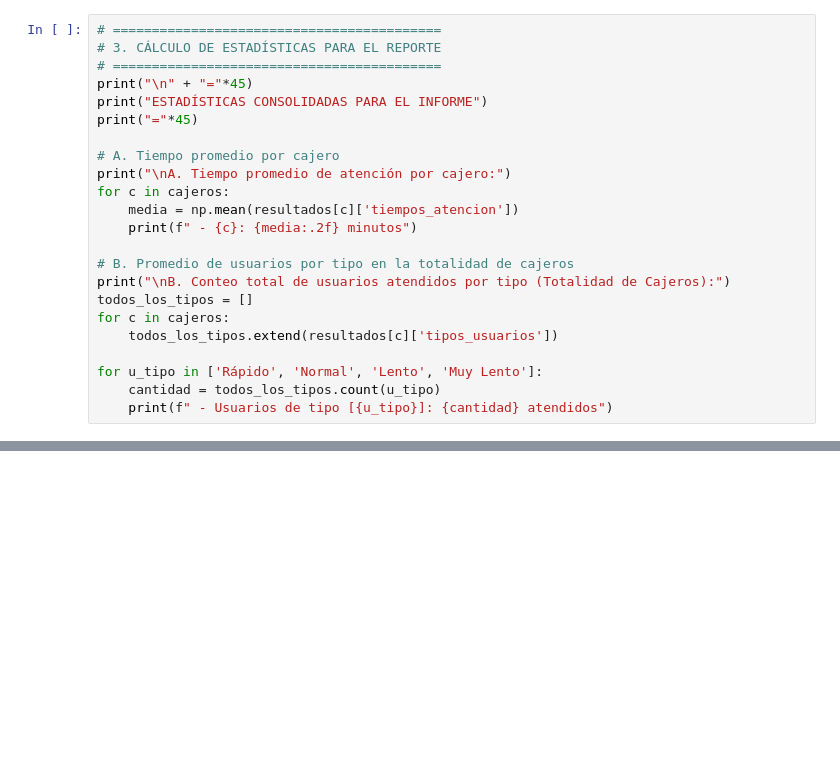
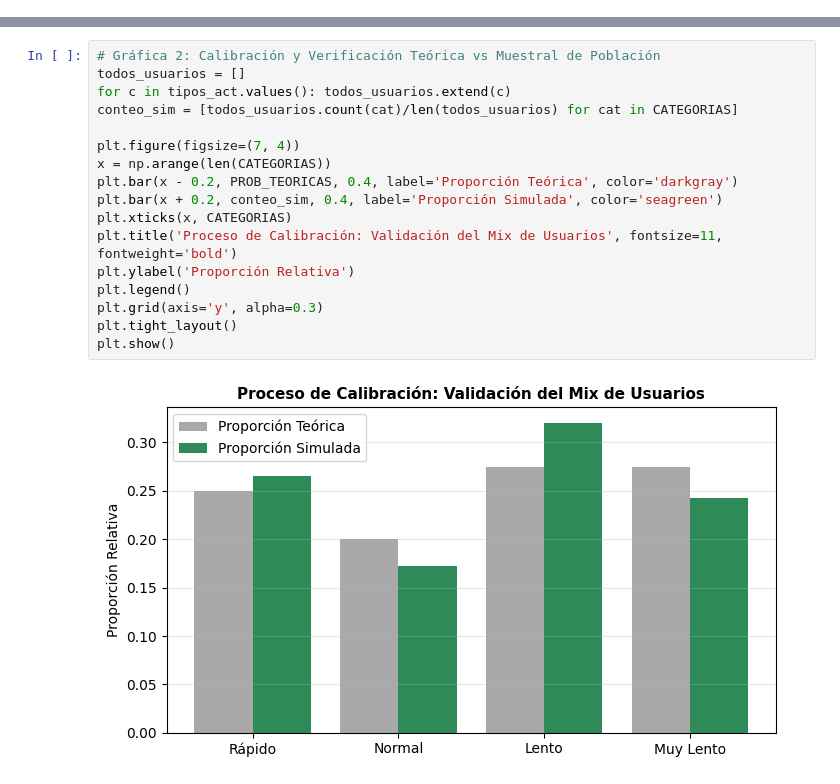
Before and after one commit to duvandeguerra/Quintero_Duvan_problemaParqueadero, a Jupyter notebook: Quintero_Duvan_problemaParqueadero.ipynb, the cells around one changed output, grey strips where cells are left out. Saved outputs shown, nothing was run; the diff lists cells and outputs as text; blank space fills up the shorter version.

```diff
--- a/Quintero_Duvan_problemaParqueadero.ipynb
+++ b/Quintero_Duvan_problemaParqueadero.ipynb
@@ -156,23 +5,0 @@ plt.show()
-# %%
-# ==========================================
-# 3. CÁLCULO DE ESTADÍSTICAS PARA EL REPORTE
-# ==========================================
-print("\n" + "="*45)
-print("ESTADÍSTICAS CONSOLIDADAS PARA EL INFORME")
-print("="*45)
-
-# A. Tiempo promedio por cajero
-print("\nA. Tiempo promedio de atención por cajero:")
-for c in cajeros:
-    media = np.mean(resultados[c]['tiempos_atencion'])
-    print(f" - {c}: {media:.2f} minutos")
-
-# B. Promedio de usuarios por tipo en la totalidad de cajeros
-print("\nB. Conteo total de usuarios atendidos por tipo (Totalidad de Cajeros):")
-todos_los_tipos = []
-for c in cajeros:
-    todos_los_tipos.extend(resultados[c]['tipos_usuarios'])
-
-for u_tipo in ['Rápido', 'Normal', 'Lento', 'Muy Lento']:
-    cantidad = todos_los_tipos.count(u_tipo)
-    print(f" - Usuarios de tipo [{u_tipo}]: {cantidad} atendidos")
@@ -193,0 +189,19 @@ B. Conteo total de usuarios atendidos por tipo (Totalidad de Cajeros):
+# %%
+# Gráfica 2: Calibración y Verificación Teórica vs Muestral de Población
+todos_usuarios = []
+for c in tipos_act.values(): todos_usuarios.extend(c)
+conteo_sim = [todos_usuarios.count(cat)/len(todos_usuarios) for cat in CATEGORIAS]
+
+plt.figure(figsize=(7, 4))
+x = np.arange(len(CATEGORIAS))
+plt.bar(x - 0.2, PROB_TEORICAS, 0.4, label='Proporción Teórica', color='darkgray')
+plt.bar(x + 0.2, conteo_sim, 0.4, label='Proporción Simulada', color='seagreen')
+plt.xticks(x, CATEGORIAS)
+plt.title('Proceso de Calibración: Validación del Mix de Usuarios', fontsize=11, fontweight='bold')
+plt.ylabel('Proporción Relativa')
+plt.legend()
+plt.grid(axis='y', alpha=0.3)
+plt.tight_layout()
+plt.show()
+# %% [output]
+[figure, added]
```
Also changed, not shown: parts of 12 cells of this notebook.
